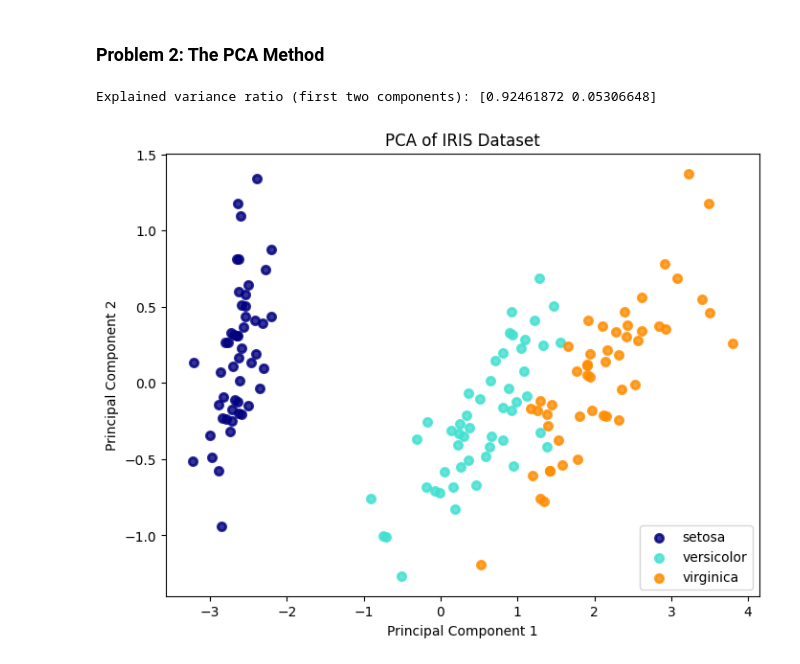
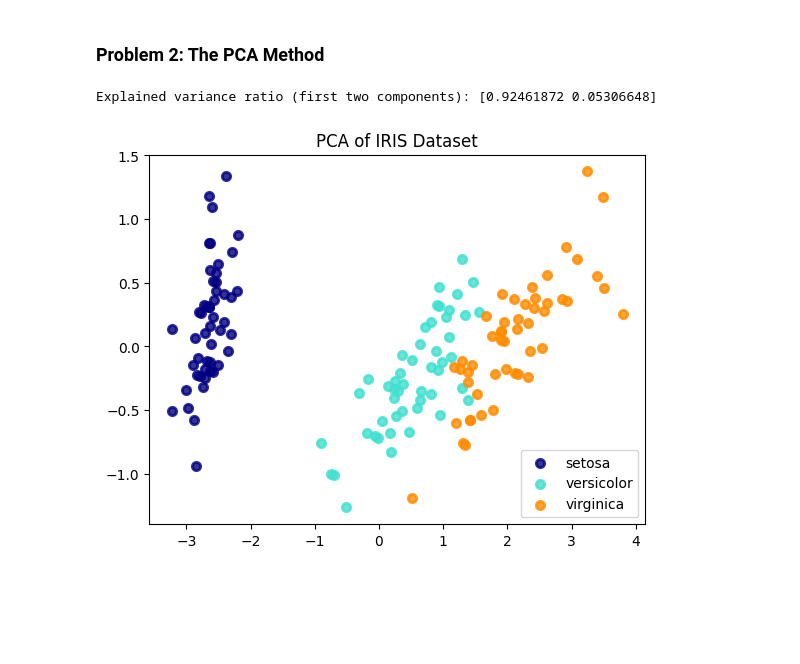
Before and after one commit to sherlockzhang18/ese417_machine_learning_intro, a Jupyter notebook: src/hw/hw5/hw5.ipynb, the cells around one changed output. Saved outputs shown, nothing was run; the diff lists cells and outputs as text; code cells hidden in the pictures; blank space fills up the shorter version.

```diff
--- a/src/hw/hw5/hw5.ipynb
+++ b/src/hw/hw5/hw5.ipynb
@@ -93,44 +95,26 @@ Accuracy with Chebyshev distance: 0.8867
 
 ### Problem 2: The PCA Method
 # %%
-import numpy as np
-import matplotlib.pyplot as plt
-from sklearn import datasets
-from sklearn.decomposition import PCA
-from sklearn.discriminant_analysis import LinearDiscriminantAnalysis
-
-# Load the IRIS dataset
-iris = datasets.load_iris()
-x = iris.data
-y = iris.target
-target_names = iris.target_names
-
-# PCA transformation
 pca = PCA(n_components=2)
 x_r = pca.fit_transform(x)
 
-# Print explained variance ratio
 print("Explained variance ratio (first two components):", pca.explained_variance_ratio_)
-
-# Plot PCA result
-plt.figure(figsize=(8, 6))
+plt.figure()
 colors = ["navy", "turquoise", "darkorange"]
 lw = 2
 
 for color, i, target_name in zip(colors, [0, 1, 2], target_names):
     plt.scatter(
         x_r[y == i, 0],
         x_r[y == i, 1],
         color=color,
         alpha=0.8,
         lw=lw,
         label=target_name
     )
-plt.legend(loc="best", shadow=False, scatterpoints=1)
+plt.legend()
 plt.title("PCA of IRIS Dataset")
-plt.xlabel('Principal Component 1')
-plt.ylabel('Principal Component 2')
 plt.show()
 # %% [output]
 Explained variance ratio (first two components): [0.92461872 0.05306648]
-[figure, old version]
+[figure, new version]
```
Also changed, not shown: parts of 2 cells of this notebook, 4 other files.
